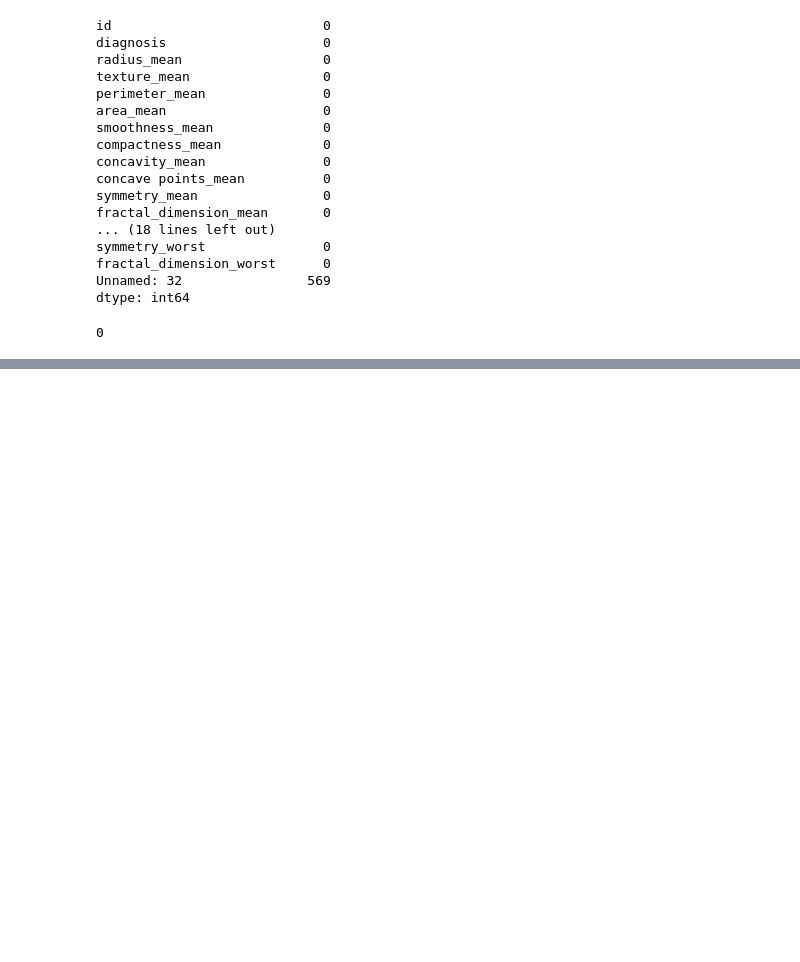
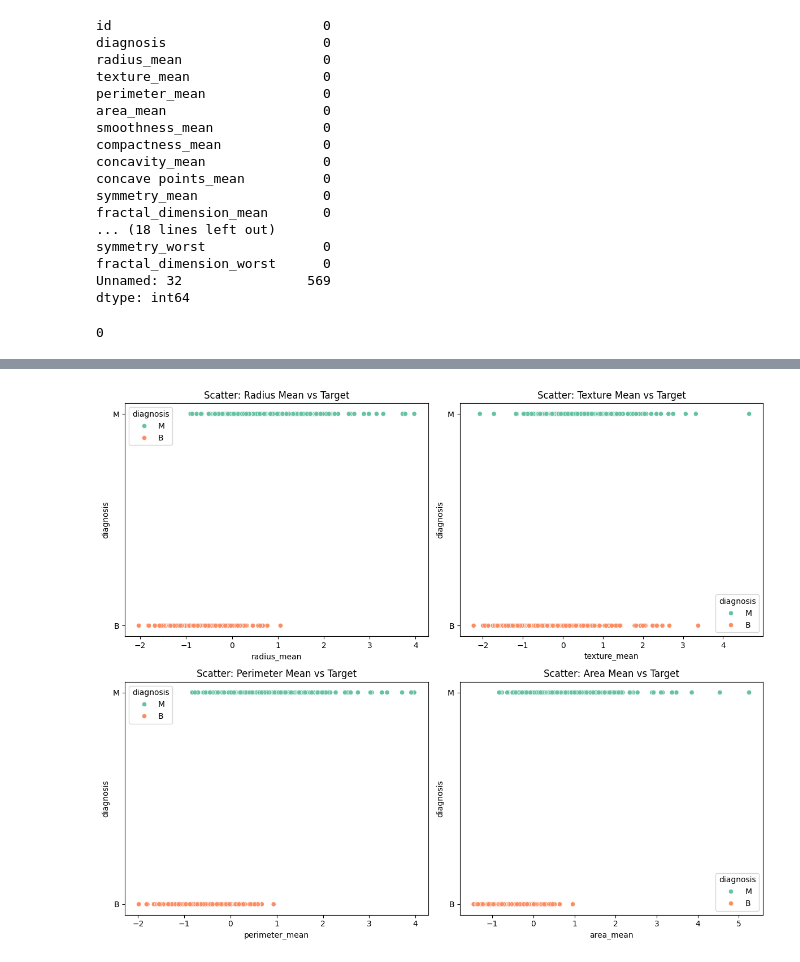
Before and after one commit to sleepymor/ITK-IF2514403-machine-learning-final, a Jupyter notebook: ML_A_BreastCancer_K2.ipynb, the cells around one changed output, grey strips where cells are left out. Cells and saved outputs as stored; diff of their text form; code cells hidden in the pictures; blank space fills up the shorter version.

```diff
--- a/ML_A_BreastCancer_K2.ipynb
+++ b/ML_A_BreastCancer_K2.ipynb
@@ -473,3 +127,9 @@ Name: count, dtype: int64
+# %%
+X = df.drop('diagnosis', axis=1)   # diagnosis = target
+y = df['diagnosis']
+# %%
+scaler = StandardScaler()
+X_scaled = scaler.fit_transform(X)
 # %%
 X
 # %% [output]
@@ -590,3 +148,0 @@ memory usage: 169.1 KB
-# %%
-scaler = StandardScaler()
-X_scaled = scaler.fit_transform(X_enc)
@@ -613,0 +149,4 @@ X_final
+# %%
+X_scaled_df = pd.DataFrame(X_scaled, columns=X.columns)
+
+print(X_scaled_df.head())
@@ -613,0 +213,27 @@ X_final
+# %%
+plt.figure(figsize=(12,10))
+
+# Scatter 1: radius_mean
+plt.subplot(2,2,1)
+sns.scatterplot(x=X_scaled_df['radius_mean'], y=y, hue=y, palette='Set2')
+plt.title("Scatter: Radius Mean vs Target")
+
+# Scatter 2: texture_mean
+plt.subplot(2,2,2)
+sns.scatterplot(x=X_scaled_df['texture_mean'], y=y, hue=y, palette='Set2')
+plt.title("Scatter: Texture Mean vs Target")
+
+# Scatter 3: perimeter_mean
+plt.subplot(2,2,3)
+sns.scatterplot(x=X_scaled_df['perimeter_mean'], y=y, hue=y, palette='Set2')
+plt.title("Scatter: Perimeter Mean vs Target")
+
+# Scatter 4: area_mean
+plt.subplot(2,2,4)
+sns.scatterplot(x=X_scaled_df['area_mean'], y=y, hue=y, palette='Set2')
+plt.title("Scatter: Area Mean vs Target")
+
+plt.tight_layout()
+plt.show()
+# %% [output]
+[figure, added]
```
Also changed, not shown: parts of 109 cells of this notebook.
